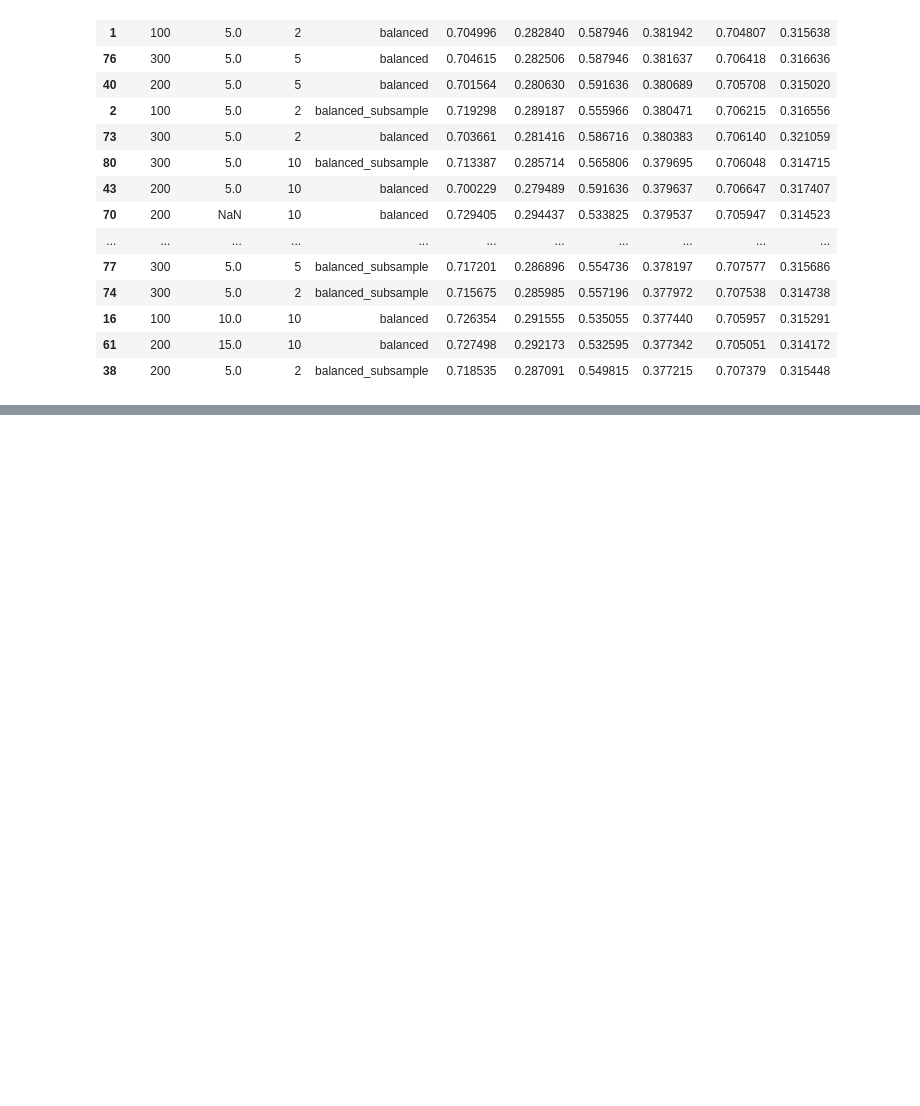
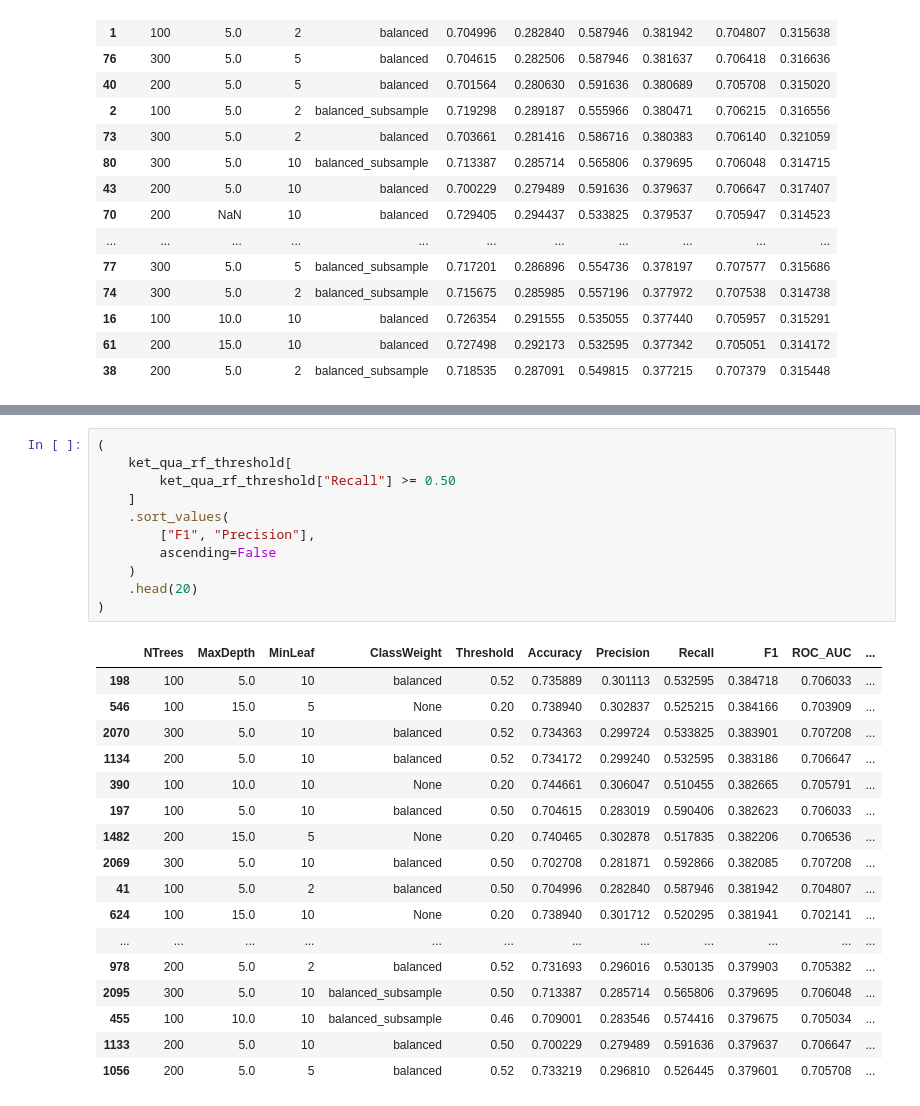
Before and after one commit to thanhbinh2505/employee-attrition-analytics, a Jupyter notebook: python/notebooks/04_tree.ipynb, the cells around one changed output, grey strips where cells are left out. Drawn from its saved outputs; the diff is of its cells as text; blank space fills up the shorter version.

```diff
--- a/python/notebooks/04_tree.ipynb
+++ b/python/notebooks/04_tree.ipynb
@@ -903,0 +1017,29 @@ ket_qua_rf.sort_values(
+# %%
+(
+    ket_qua_rf_threshold[
+        ket_qua_rf_threshold["Recall"] >= 0.50
+    ]
+    .sort_values(
+        ["F1", "Precision"],
+        ascending=False
+    )
+    .head(20)
+)
+# %% [output]
+|  | NTrees | MaxDepth | MinLeaf | ClassWeight | Threshold | Accuracy | Precision | Recall | F1 | ROC_AUC | ... |
+| 198 | 100 | 5.0 | 10 | balanced | 0.52 | 0.735889 | 0.301113 | 0.532595 | 0.384718 | 0.706033 | ... |
+| 546 | 100 | 15.0 | 5 | None | 0.20 | 0.738940 | 0.302837 | 0.525215 | 0.384166 | 0.703909 | ... |
+| 2070 | 300 | 5.0 | 10 | balanced | 0.52 | 0.734363 | 0.299724 | 0.533825 | 0.383901 | 0.707208 | ... |
+| 1134 | 200 | 5.0 | 10 | balanced | 0.52 | 0.734172 | 0.299240 | 0.532595 | 0.383186 | 0.706647 | ... |
+| 390 | 100 | 10.0 | 10 | None | 0.20 | 0.744661 | 0.306047 | 0.510455 | 0.382665 | 0.705791 | ... |
+| 197 | 100 | 5.0 | 10 | balanced | 0.50 | 0.704615 | 0.283019 | 0.590406 | 0.382623 | 0.706033 | ... |
+| 1482 | 200 | 15.0 | 5 | None | 0.20 | 0.740465 | 0.302878 | 0.517835 | 0.382206 | 0.706536 | ... |
+| 2069 | 300 | 5.0 | 10 | balanced | 0.50 | 0.702708 | 0.281871 | 0.592866 | 0.382085 | 0.707208 | ... |
+| 41 | 100 | 5.0 | 2 | balanced | 0.50 | 0.704996 | 0.282840 | 0.587946 | 0.381942 | 0.704807 | ... |
+| 624 | 100 | 15.0 | 10 | None | 0.20 | 0.738940 | 0.301712 | 0.520295 | 0.381941 | 0.702141 | ... |
+| ... | ... | ... | ... | ... | ... | ... | ... | ... | ... | ... | ... |
+| 978 | 200 | 5.0 | 2 | balanced | 0.52 | 0.731693 | 0.296016 | 0.530135 | 0.379903 | 0.705382 | ... |
+| 2095 | 300 | 5.0 | 10 | balanced_subsample | 0.50 | 0.713387 | 0.285714 | 0.565806 | 0.379695 | 0.706048 | ... |
+| 455 | 100 | 10.0 | 10 | balanced_subsample | 0.46 | 0.709001 | 0.283546 | 0.574416 | 0.379675 | 0.705034 | ... |
+| 1133 | 200 | 5.0 | 10 | balanced | 0.50 | 0.700229 | 0.279489 | 0.591636 | 0.379637 | 0.706647 | ... |
+| 1056 | 200 | 5.0 | 5 | balanced | 0.52 | 0.733219 | 0.296810 | 0.526445 | 0.379601 | 0.705708 | ... |
```
Also changed, not shown: parts of 13 cells of this notebook, 47 other files.
